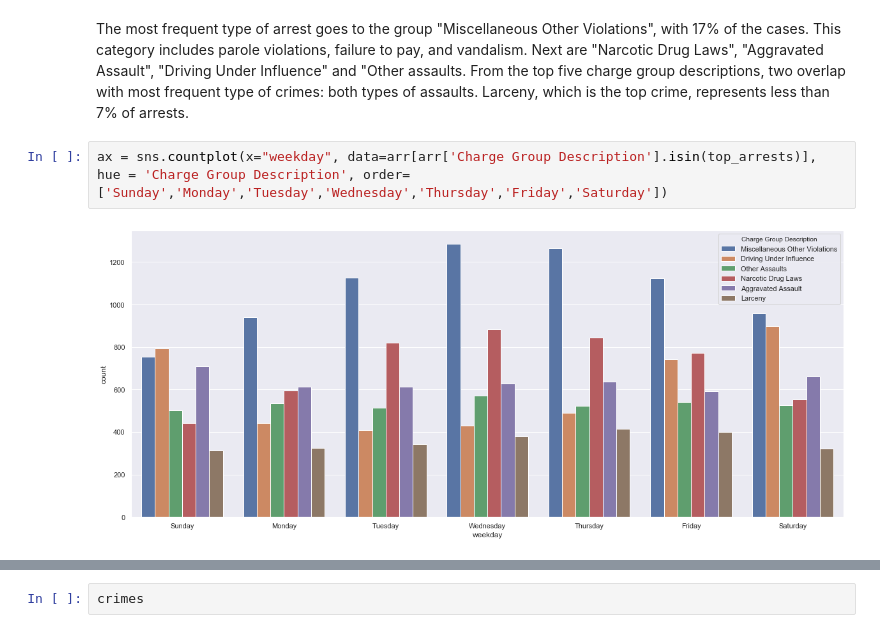
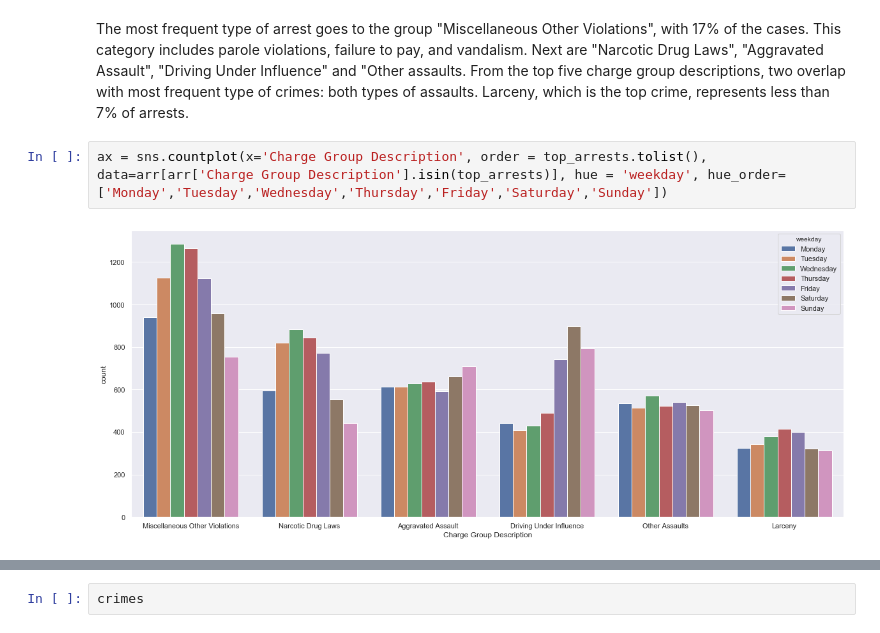
Before and after one commit to abreulastra/crime_analysis, a Jupyter notebook: crime_patterns_LA.ipynb, the cells around one changed output, grey strips where cells are left out. Drawn from its saved outputs; the diff is of its cells as text.

```diff
--- a/crime_patterns_LA.ipynb
+++ b/crime_patterns_LA.ipynb
@@ -132,6 +155,6 @@ chart.set_xticklabels(chart.get_xticklabels(), rotation=45);
 # %% [markdown]
 The most frequent type of arrest goes to the group "Miscellaneous Other Violations", with 17% of the cases. This category includes parole violations, failure to pay, and vandalism. Next are "Narcotic Drug Laws", "Aggravated Assault", "Driving Under Influence" and "Other assaults. From the top five charge group descriptions, two overlap with most frequent type of crimes: both types of assaults. Larceny, which is the top crime, represents less than 7% of arrests.
 # %%
-ax = sns.countplot(x="weekday", data=arr[arr['Charge Group Description'].isin(top_arrests)], hue = 'Charge Group Description', order=['Sunday','Monday','Tuesday','Wednesday','Thursday','Friday','Saturday'])
+ax = sns.countplot(x='Charge Group Description', order = top_arrests.tolist(), data=arr[arr['Charge Group Description'].isin(top_arrests)], hue = 'weekday', hue_order=['Monday','Tuesday','Wednesday','Thursday','Friday','Saturday','Sunday'])
 # %% [output]
-[figure, old version]
+[figure, new version]
```
Also changed, not shown: parts of 77 cells of this notebook, 2 other files.
